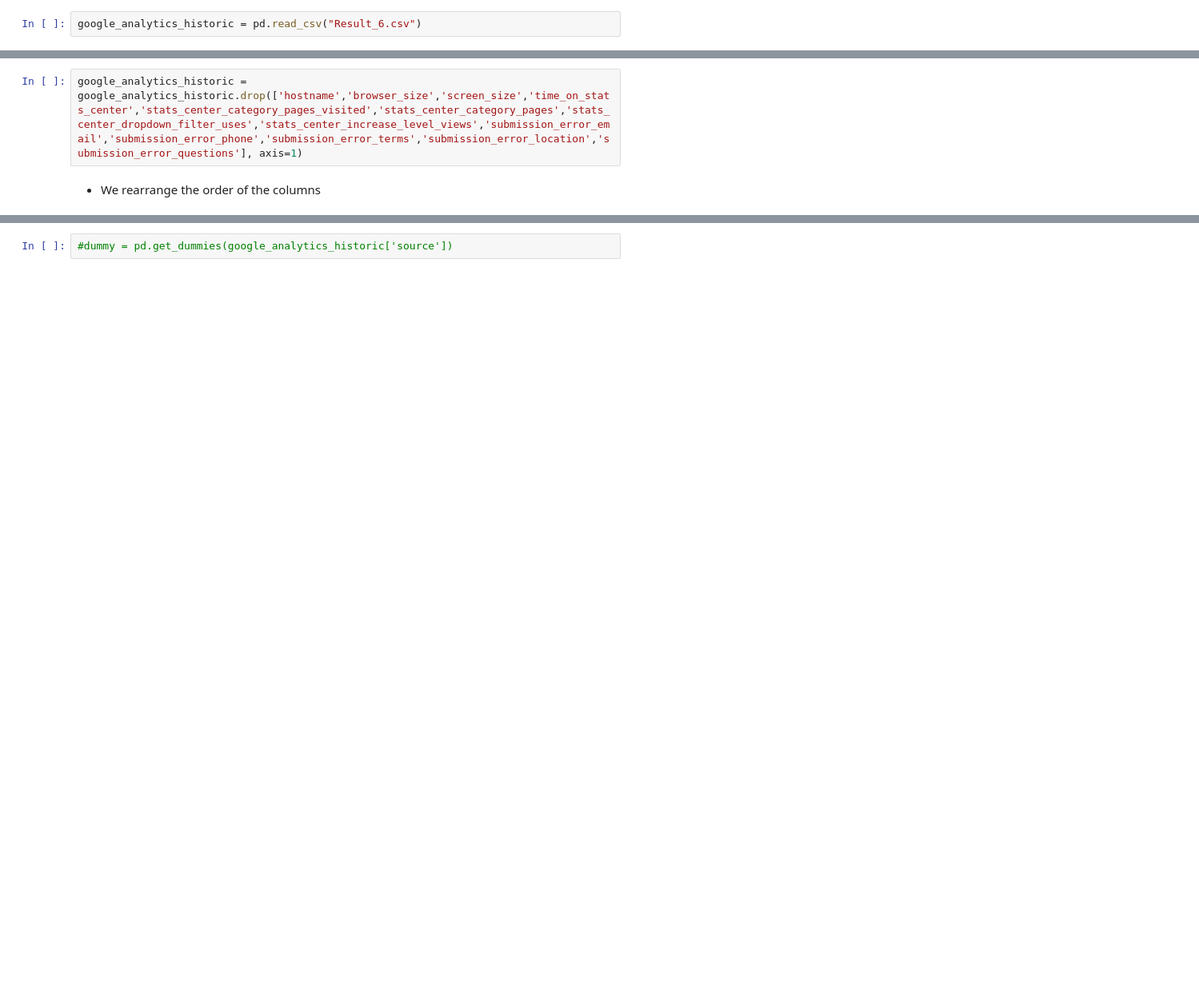
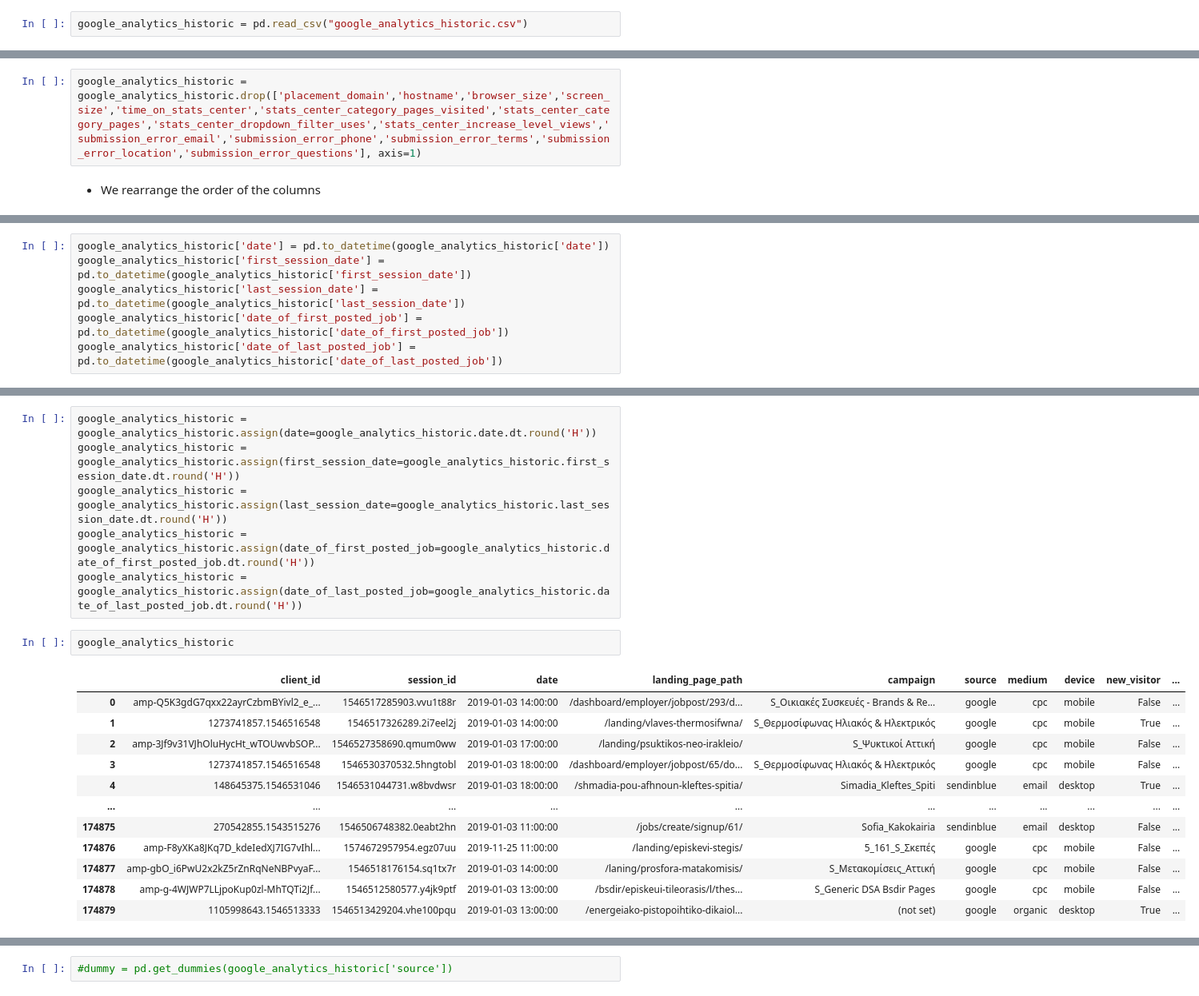
Before and after one commit to athbol/marketing_communication, a Jupyter notebook: Marketing_Communication.ipynb, the cells around one changed output, grey strips where cells are left out. Shown at 80% size. Saved outputs shown, nothing was run; the diff lists cells and outputs as text; blank space fills up the shorter version.

```diff
--- a/Marketing_Communication.ipynb
+++ b/Marketing_Communication.ipynb
@@ -4,7 +4,7 @@ pd.set_option('display.max_columns', 1000)
 pd.set_option('display.width', 10000)
 pd.set_option('float_format', '{:f}'.format)
 # %%
-google_analytics_historic = pd.read_csv("Result_6.csv")
+google_analytics_historic = pd.read_csv("google_analytics_historic.csv")
 # %%
 google_analytics_historic.head(5)
 # %% [output]
@@ -193,7 +189,7 @@ google_analytics_historic.head(5)
 # %% [markdown]
 - We keep only columns that are relevant to our project(?)
 # %%
-google_analytics_historic = google_analytics_historic.drop(['hostname','browser_size','screen_size','time_on_stats_center','stats_center_category_pages_visited','stats_center_category_pages','stats_center_dropdown_filter_uses','stats_center_increase_level_views','submission_error_email','submission_error_phone','submission_error_terms','submission_error_location','submission_error_questions'], axis=1)
+google_analytics_historic = google_analytics_historic.drop(['placement_domain','hostname','browser_size','screen_size','time_on_stats_center','stats_center_category_pages_visited','stats_center_category_pages','stats_center_dropdown_filter_uses','stats_center_increase_level_views','submission_error_email','submission_error_phone','submission_error_terms','submission_error_location','submission_error_questions'], axis=1)
 # %% [markdown]
 - We rearrange the order of the columns
 # %%
@@ -218,0 +217,6 @@ google_analytics_historic
+# %%
+google_analytics_historic['date'] = pd.to_datetime(google_analytics_historic['date'])
+google_analytics_historic['first_session_date'] = pd.to_datetime(google_analytics_historic['first_session_date'])
+google_analytics_historic['last_session_date'] = pd.to_datetime(google_analytics_historic['last_session_date'])
+google_analytics_historic['date_of_first_posted_job'] = pd.to_datetime(google_analytics_historic['date_of_first_posted_job'])
+google_analytics_historic['date_of_last_posted_job'] = pd.to_datetime(google_analytics_historic['date_of_last_posted_job'])
@@ -218,0 +225,21 @@ google_analytics_historic
+# %%
+google_analytics_historic = google_analytics_historic.assign(date=google_analytics_historic.date.dt.round('H'))
+google_analytics_historic = google_analytics_historic.assign(first_session_date=google_analytics_historic.first_session_date.dt.round('H'))
+google_analytics_historic = google_analytics_historic.assign(last_session_date=google_analytics_historic.last_session_date.dt.round('H'))
+google_analytics_historic = google_analytics_historic.assign(date_of_first_posted_job=google_analytics_historic.date_of_first_posted_job.dt.round('H'))
+google_analytics_historic = google_analytics_historic.assign(date_of_last_posted_job=google_analytics_historic.date_of_last_posted_job.dt.round('H'))
+# %%
+google_analytics_historic
+# %% [output]
+|  | client_id | session_id | date | landing_page_path | campaign | source | medium | device | new_visitor | ... |
+| 0 | amp-Q5K3gdG7qxx22ayrCzbmBYivl2_e_... | 1546517285903.vvu1t88r | 2019-01-03 14:00:00 | /dashboard/employer/jobpost/293/d... | S_Οικιακές Συσκευές - Brands & Re... | google | cpc | mobile | False | ... |
+| 1 | 1273741857.1546516548 | 1546517326289.2i7eel2j | 2019-01-03 14:00:00 | /landing/vlaves-thermosifwna/ | S_Θερμοσίφωνας Ηλιακός & Ηλεκτρικός | google | cpc | mobile | True | ... |
+| 2 | amp-3Jf9v31VJhOluHycHt_wTOUwvbSOP... | 1546527358690.qmum0ww | 2019-01-03 17:00:00 | /landing/psuktikos-neo-irakleio/ | S_Ψυκτικοί Αττική | google | cpc | mobile | False | ... |
+| 3 | 1273741857.1546516548 | 1546530370532.5hngtobl | 2019-01-03 18:00:00 | /dashboard/employer/jobpost/65/do... | S_Θερμοσίφωνας Ηλιακός & Ηλεκτρικός | google | cpc | mobile | False | ... |
+| 4 | 148645375.1546531046 | 1546531044731.w8bvdwsr | 2019-01-03 18:00:00 | /shmadia-pou-afhnoun-kleftes-spitia/ | Simadia_Kleftes_Spiti | sendinblue | email | desktop | True | ... |
+| ... | ... | ... | ... | ... | ... | ... | ... | ... | ... | ... |
+| 174875 | 270542855.1543515276 | 1546506748382.0eabt2hn | 2019-01-03 11:00:00 | /jobs/create/signup/61/ | Sofia_Kakokairia | sendinblue | email | desktop | False | ... |
+| 174876 | amp-F8yXKa8JKq7D_kdeIedXJ7IG7vIhl... | 1574672957954.egz07uu | 2019-11-25 11:00:00 | /landing/episkevi-stegis/ | 5_161_S_Σκεπές | google | cpc | mobile | False | ... |
+| 174877 | amp-gbO_i6PwU2x2kZ5rZnRqNeNBPvyaF... | 1546518176154.sq1tx7r | 2019-01-03 14:00:00 | /laning/prosfora-matakomisis/ | S_Μετακομίσεις_Αττική | google | cpc | mobile | False | ... |
+| 174878 | amp-g-4WJWP7LLjpoKup0zl-MhTQTi2Jf... | 1546512580577.y4jk9ptf | 2019-01-03 13:00:00 | /bsdir/episkeui-tileorasis/l/thes... | S_Generic DSA Bsdir Pages | google | cpc | mobile | False | ... |
+| 174879 | 1105998643.1546513333 | 1546513429204.vhe100pqu | 2019-01-03 13:00:00 | /energeiako-pistopoihtiko-dikaiol... | (not set) | google | organic | desktop | True | ... |
```
Also changed, not shown: parts of 31 cells of this notebook.
